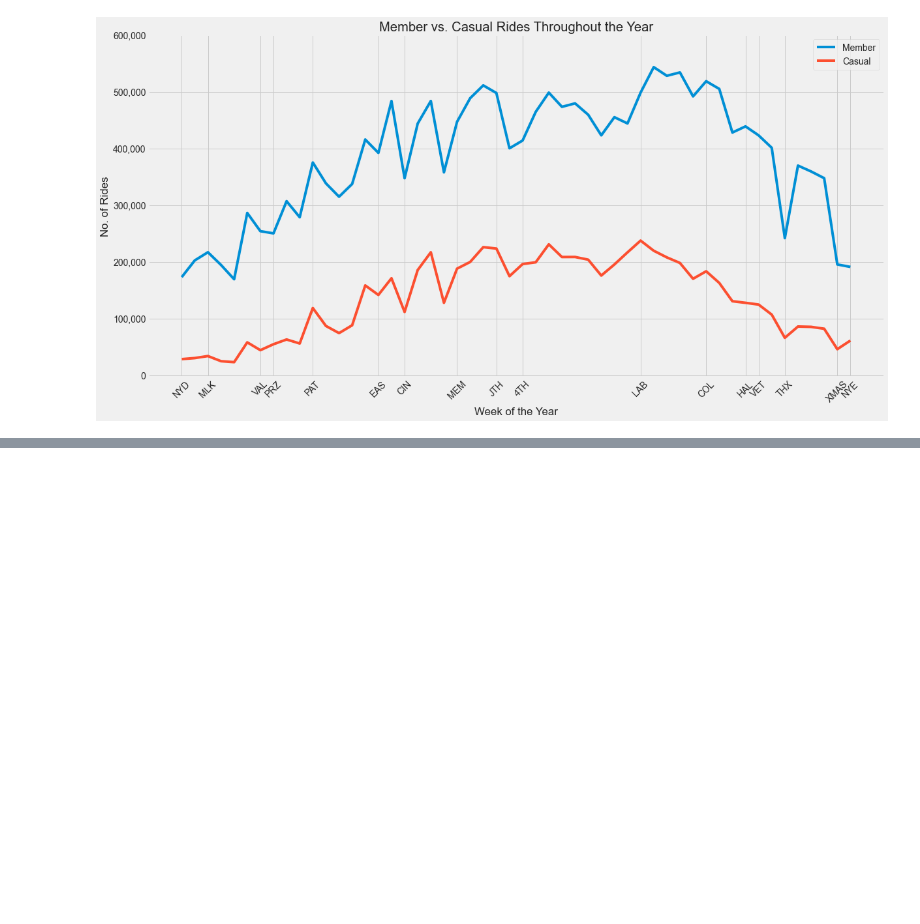
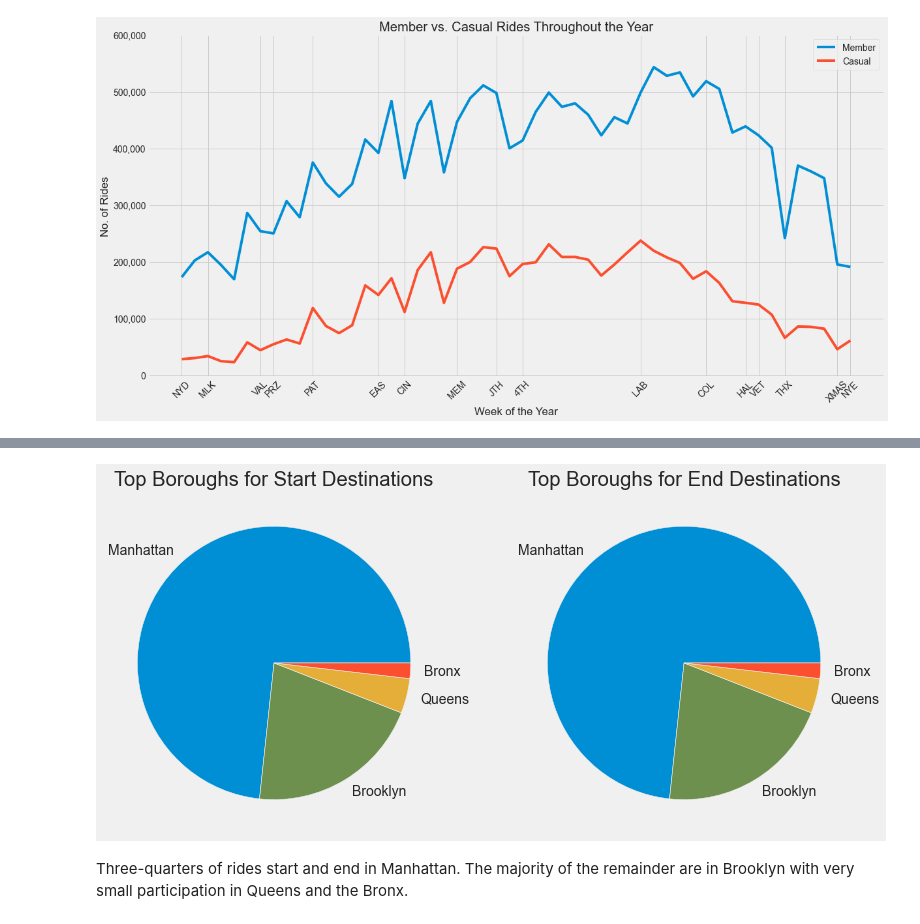
Before and after one commit to jchatterjee/nycdsa_capstone, a Jupyter notebook: DA_Q1_Rider_Behavior.ipynb, the cells around one changed output, grey strips where cells are left out. Saved outputs shown, nothing was run; the diff lists cells and outputs as text; code cells hidden in the pictures; blank space fills up the shorter version.

```diff
--- a/DA_Q1_Rider_Behavior.ipynb
+++ b/DA_Q1_Rider_Behavior.ipynb
@@ -254,0 +245,5 @@ plt.show()
+# %%
+cols_ride_place = ['start_station_name', 'start_boro', 'start_hood',
+                  'end_station_name', 'end_boro', 'end_hood',
+                  'member_casual', 'day_of_week', 'hour_of_day']
+CB_Ride_Place = CB_Data[cols_ride_place]
@@ -254,0 +266,24 @@ plt.show()
+# %%
+top_boros_start = CB_Ride_Place.start_boro.value_counts().head(4).index
+top_boros_end = CB_Ride_Place.end_boro.value_counts().head(4).index
+boro_colors = {'Manhattan':'#008fd5','Brooklyn':'#6d904f','Queens':'#e5ae38','Bronx':'#fc4f30'}
+# %%
+plt.figure(figsize=(12,6))
+
+plt.subplot(1, 2, 1)
+plt.pie(CB_Ride_Place.start_boro.value_counts().head(4),
+        labels = top_boros_start,
+        colors = top_boros_start.map(boro_colors))
+plt.title('Top Boroughs for Start Destinations')
+
+plt.subplot(1, 2, 2)
+plt.pie(CB_Ride_Place.start_boro.value_counts().head(4),
+        labels = top_boros_end,
+        colors = top_boros_end.map(boro_colors))
+plt.title('Top Boroughs for End Destinations')
+
+plt.show()
+# %% [output]
+[figure, added]
+# %% [markdown]
+Three-quarters of rides start and end in Manhattan. The majority of the remainder are in Brooklyn with very small participation in Queens and the Bronx.
```
Also changed, not shown: parts of 11 cells of this notebook.
